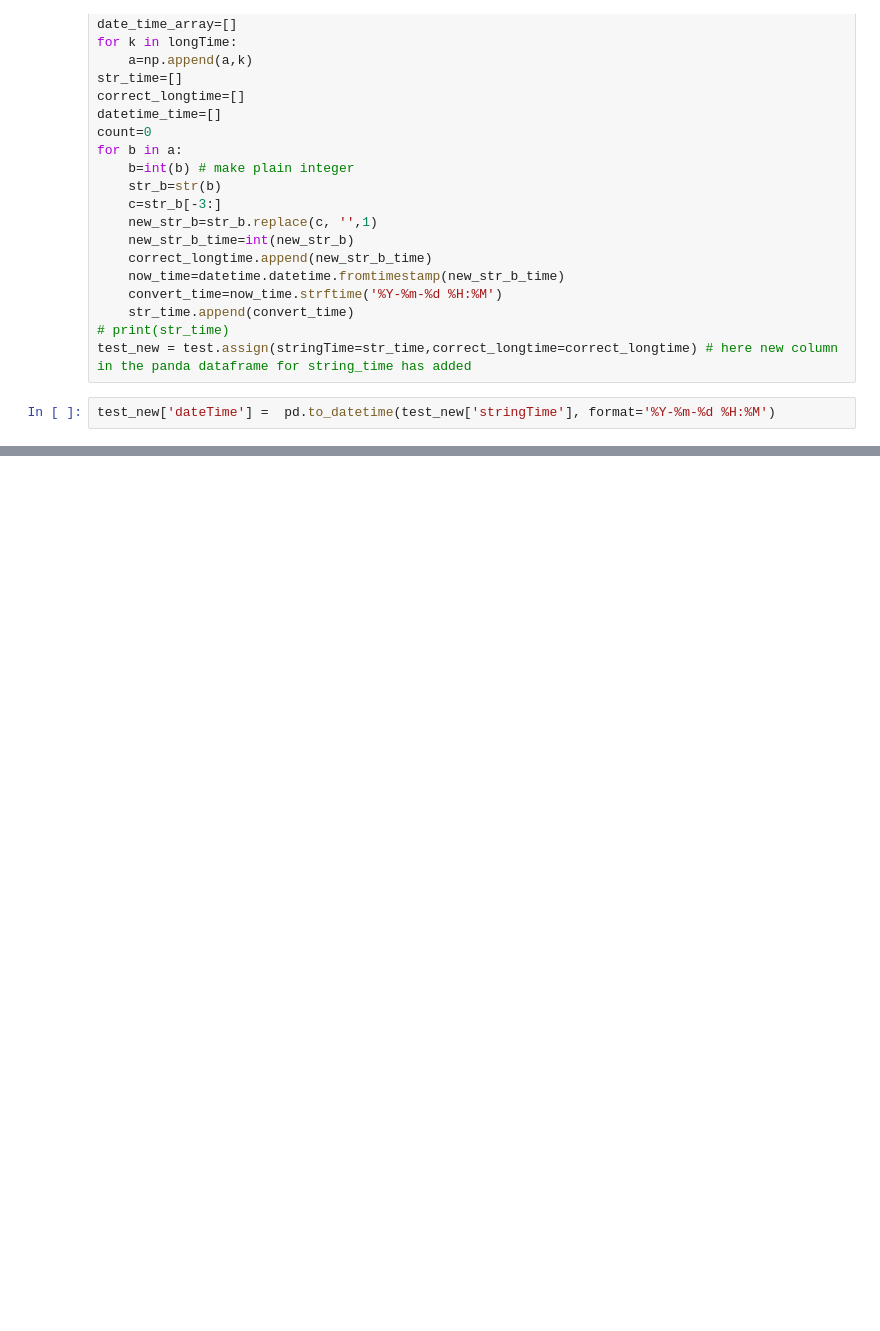
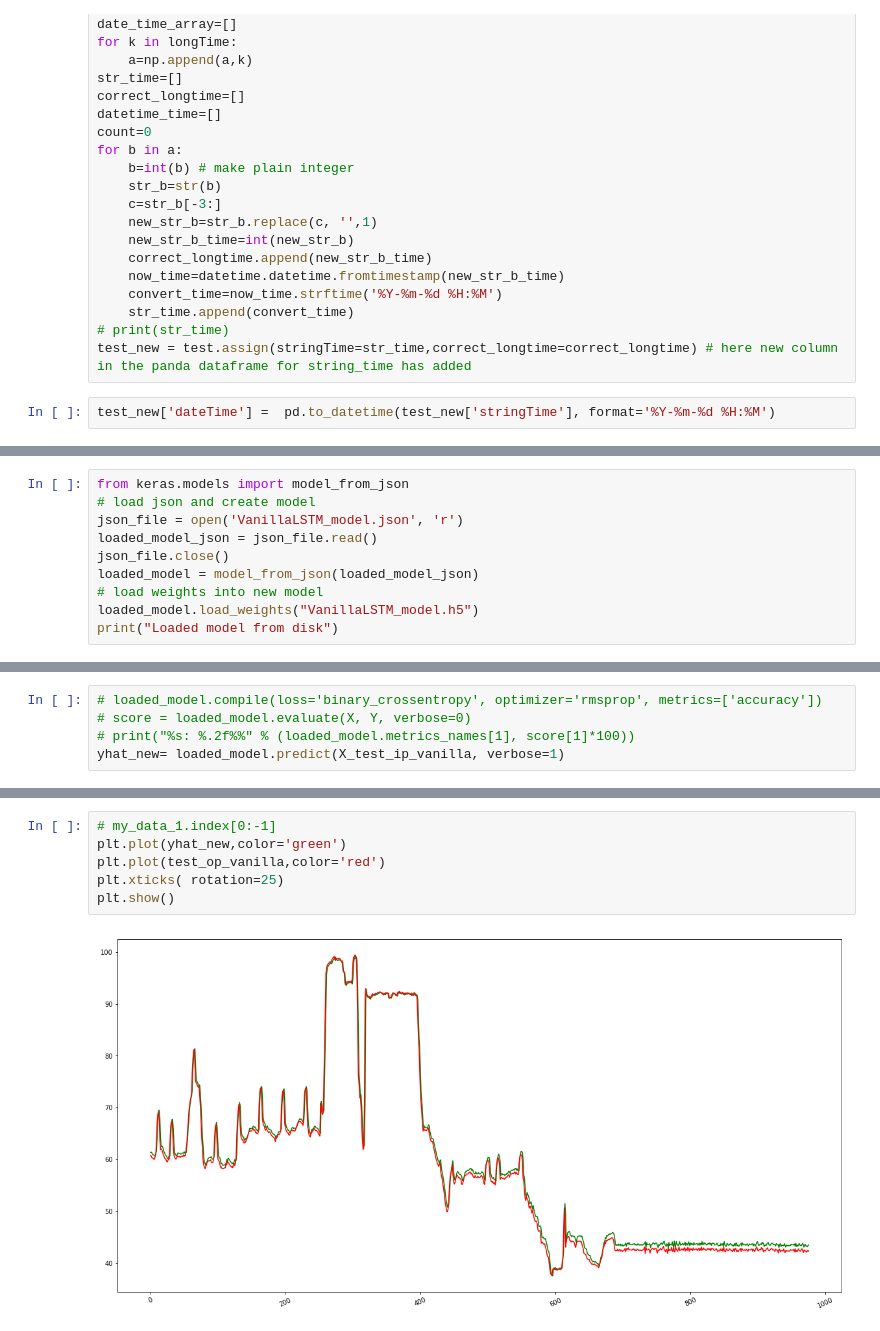
Before and after one commit to atifkarim/Time-Series-Forecasting-Using-Machine-Learning-Algorithm, a Jupyter notebook: forecasting_with_LSTM_univariate_data.ipynb, the cells around one changed output, grey strips where cells are left out. Saved outputs shown, nothing was run; the diff lists cells and outputs as text; blank space fills up the shorter version.

```diff
--- a/forecasting_with_LSTM_univariate_data.ipynb
+++ b/forecasting_with_LSTM_univariate_data.ipynb
@@ -35,0 +200,10 @@ test_new['dateTime'] =  pd.to_datetime(test_new['stringTime'], format='%Y-%m-%d
+# %%
+from keras.models import model_from_json
+# load json and create model
+json_file = open('VanillaLSTM_model.json', 'r')
+loaded_model_json = json_file.read()
+json_file.close()
+loaded_model = model_from_json(loaded_model_json)
+# load weights into new model
+loaded_model.load_weights("VanillaLSTM_model.h5")
+print("Loaded model from disk")
@@ -35,0 +212,5 @@ test_new['dateTime'] =  pd.to_datetime(test_new['stringTime'], format='%Y-%m-%d
+# %%
+# loaded_model.compile(loss='binary_crossentropy', optimizer='rmsprop', metrics=['accuracy'])
+# score = loaded_model.evaluate(X, Y, verbose=0)
+# print("%s: %.2f%%" % (loaded_model.metrics_names[1], score[1]*100))
+yhat_new= loaded_model.predict(X_test_ip_vanilla, verbose=1)
@@ -35,0 +219,8 @@ test_new['dateTime'] =  pd.to_datetime(test_new['stringTime'], format='%Y-%m-%d
+# %%
+# my_data_1.index[0:-1]
+plt.plot(yhat_new,color='green')
+plt.plot(test_op_vanilla,color='red')
+plt.xticks( rotation=25)
+plt.show()
+# %% [output]
+[figure, added]
```
Also changed, not shown: parts of 20 cells of this notebook.
